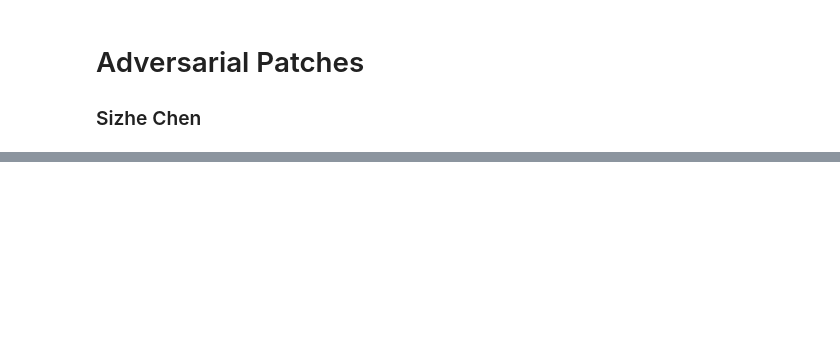
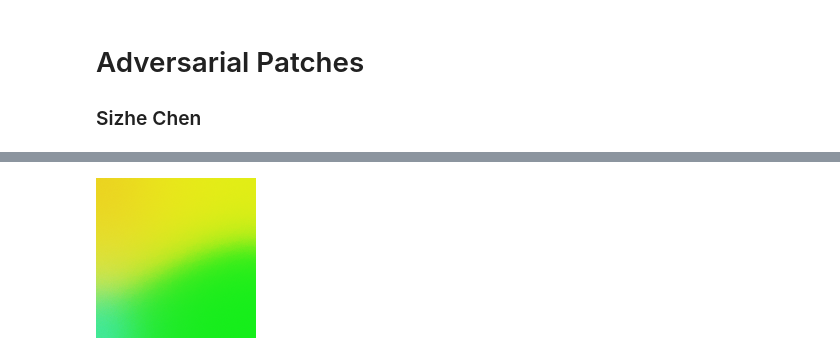
Before and after one commit to jessc0202/AIPI-590---XAI-Assignment-9, a Jupyter notebook: Adversarial Patches .ipynb, the cells around one changed output, grey strips where cells are left out. Drawn from its saved outputs; the diff is of its cells as text; code cells hidden in the pictures; blank space fills up the shorter version.

```diff
--- a/Adversarial Patches .ipynb
+++ b/Adversarial Patches .ipynb
@@ -39,0 +382,79 @@ FileNotFoundError: [Errno 2] No such file or directory: 'imagenet_classes.txt'
+# %%
+from PIL import Image, ImageOps
+import numpy as np
+import torch
+import torchvision.transforms.functional as TF
+
+
+# ---------- helper: load learned patch (tensor in memory or PNG) ----------
+def load_learned_patch_as_pil(target_size=None):
+    # If a torch tensor `learned_patch` exists in the notebook, use that
+    try:
+        learned_patch  # reference to see if it exists
+        # learned_patch expected shape: (C, H, W) in [0,1] or (1,C,H,W)
+        t = learned_patch.detach().cpu()
+        if t.ndim == 4:
+            t = t[0]
+        # convert to HxW x C [0..255] PIL
+        pil = TF.to_pil_image(t.clamp(0, 1))
+        if target_size:
+            pil = pil.resize(target_size, Image.BILINEAR)
+        return pil
+    except NameError:
+        # fallback to PNG file created earlier
+        for fname in "learned_patch.png":
+            try:
+                pil = Image.open(fname).convert("RGB")
+                if target_size:
+                    pil = pil.resize(target_size, Image.BILINEAR)
+                return pil
+            except FileNotFoundError:
+                continue
+        raise FileNotFoundError(
+            "learned_patch not found in memory or on disk (looked for learned_patch.png)."
+        )
+
+
+# ---------- load direct_toaster_patch.png ----------
+def load_direct_patch_as_pil(target_size=None):
+    # try a few possible filenames you created earlier
+    candidates = ["direct_toaster_patch.png"]
+    for fname in candidates:
+        try:
+            pil = Image.open(fname).convert("RGB")
+            if target_size:
+                pil = pil.resize(target_size, Image.BILINEAR)
+            return pil
+        except FileNotFoundError:
+            continue
+    raise FileNotFoundError("direct_toaster_patch.* not found in cwd. Check file name.")
+
+
+# ---------- get base size (we'll make combined patches same size) ----------
+# use the learned patch's size as canonical
+canon = None
+try:
+    # try to infer a canonical size from learned_patch tensor
+    if "learned_patch" in globals():
+        t = learned_patch.detach().cpu()
+        if t.ndim == 4:
+            t = t[0]
+        H, W = int(t.shape[1]), int(t.shape[2])
+        canon = (W, H)
+except Exception:
+    pass
+
+# fallback canonical size if none
+if canon is None:
+    canon = (224, 224)
+
+print("canonical patch size:", canon)
+
+# Load both patches as PIL (resized to canonical)
+learned_pil = load_learned_patch_as_pil(target_size=canon)
+direct_pil = load_direct_patch_as_pil(target_size=canon)
+
+# quick display in notebook (if you want)
+display(learned_pil)
+display(direct_pil)
+# %% [output]
@@ -39,0 +462 @@ FileNotFoundError: [Errno 2] No such file or directory: 'imagenet_classes.txt'
+[figure, added]
```
Also changed, not shown: parts of 15 cells of this notebook, 20 other files.
